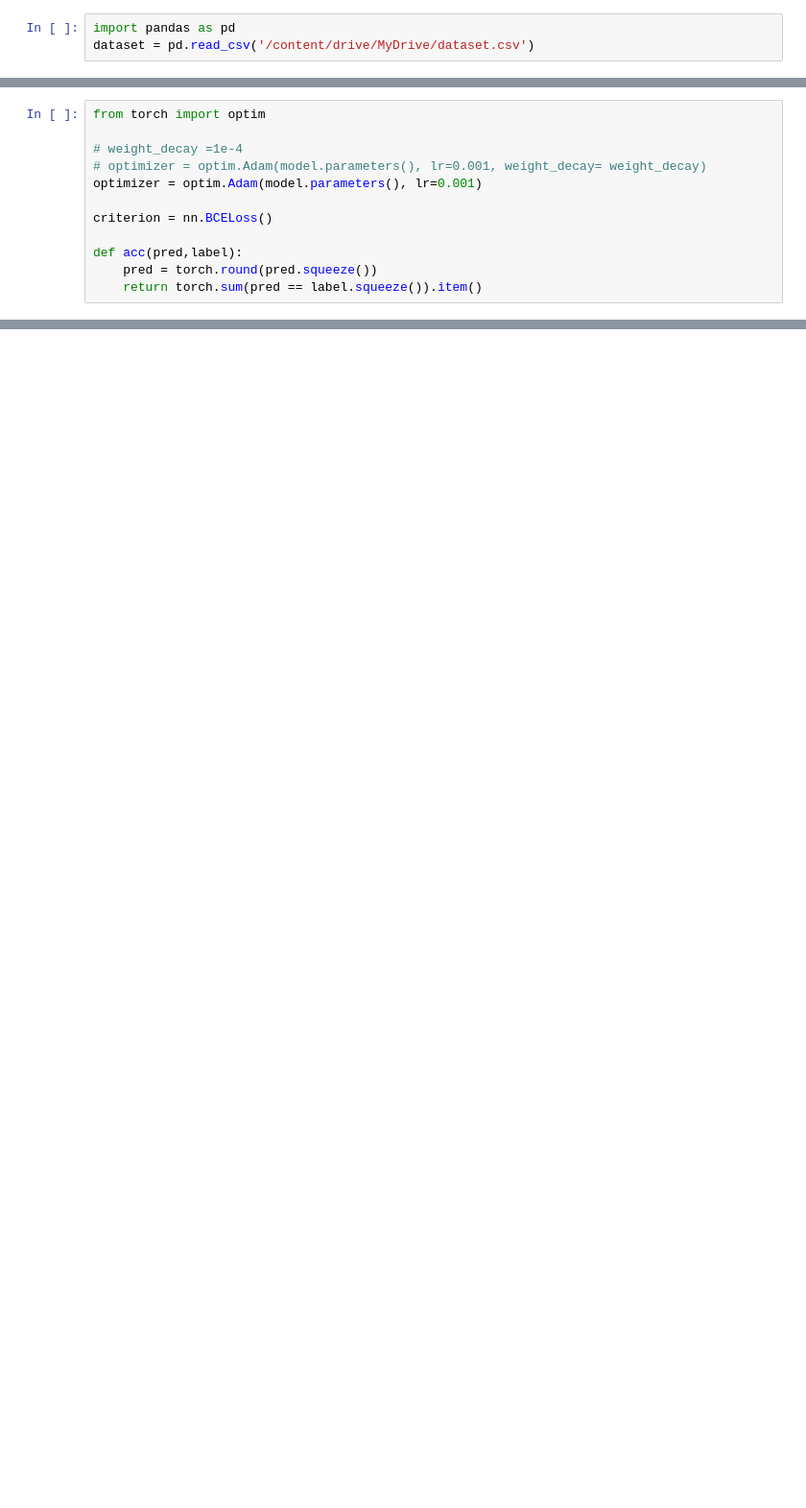
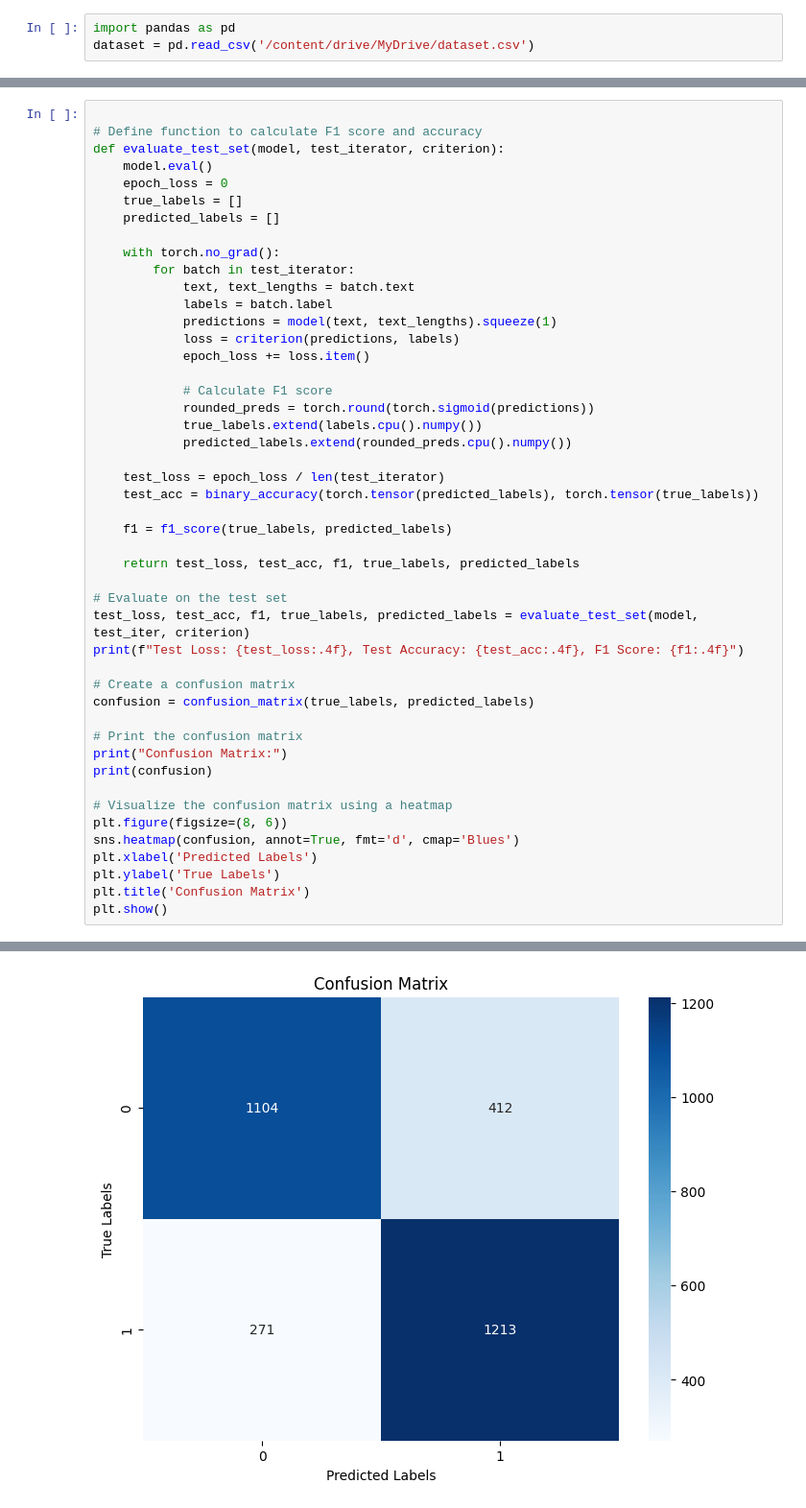
Before and after one commit to TanneruMurali/CS577-Deep_Learning_Project, a Jupyter notebook: Models/BidirectionalLstm.ipynb, the cells around one changed output, grey strips where cells are left out. Shown: that part at 96% size. Drawn from its saved outputs; the diff is of its cells as text; blank space fills up the shorter version.

```diff
--- a/Models/BidirectionalLstm.ipynb
+++ b/Models/BidirectionalLstm.ipynb
@@ -291,12 +8,0 @@ sentimentBiLSTM(
-# %%
-from torch import optim
-
-# weight_decay =1e-4
-# optimizer = optim.Adam(model.parameters(), lr=0.001, weight_decay= weight_decay)
-optimizer = optim.Adam(model.parameters(), lr=0.001)
-
-criterion = nn.BCELoss()
-
-def acc(pred,label):
-    pred = torch.round(pred.squeeze())
-    return torch.sum(pred == label.squeeze()).item()
@@ -1071,0 +272,48 @@ F1 Score: 0.7653
+# %%
+
+# Define function to calculate F1 score and accuracy
+def evaluate_test_set(model, test_iterator, criterion):
+    model.eval()
+    epoch_loss = 0
+    true_labels = []
+    predicted_labels = []
+
+    with torch.no_grad():
+        for batch in test_iterator:
+            text, text_lengths = batch.text
+            labels = batch.label
+            predictions = model(text, text_lengths).squeeze(1)
+            loss = criterion(predictions, labels)
+            epoch_loss += loss.item()
+
+            # Calculate F1 score
+            rounded_preds = torch.round(torch.sigmoid(predictions))
+            true_labels.extend(labels.cpu().numpy())
+            predicted_labels.extend(rounded_preds.cpu().numpy())
+
+    test_loss = epoch_loss / len(test_iterator)
+    test_acc = binary_accuracy(torch.tensor(predicted_labels), torch.tensor(true_labels))
+
+    f1 = f1_score(true_labels, predicted_labels)
+
+    return test_loss, test_acc, f1, true_labels, predicted_labels
+
+# Evaluate on the test set
+test_loss, test_acc, f1, true_labels, predicted_labels = evaluate_test_set(model, test_iter, criterion)
+print(f"Test Loss: {test_loss:.4f}, Test Accuracy: {test_acc:.4f}, F1 Score: {f1:.4f}")
+
+# Create a confusion matrix
+confusion = confusion_matrix(true_labels, predicted_labels)
+
+# Print the confusion matrix
+print("Confusion Matrix:")
+print(confusion)
+
+# Visualize the confusion matrix using a heatmap
+plt.figure(figsize=(8, 6))
+sns.heatmap(confusion, annot=True, fmt='d', cmap='Blues')
+plt.xlabel('Predicted Labels')
+plt.ylabel('True Labels')
+plt.title('Confusion Matrix')
+plt.show()
+# %% [output]
@@ -1071,0 +324 @@ F1 Score: 0.7653
+[figure, added]
```
Also changed, not shown: parts of 38 cells of this notebook.
